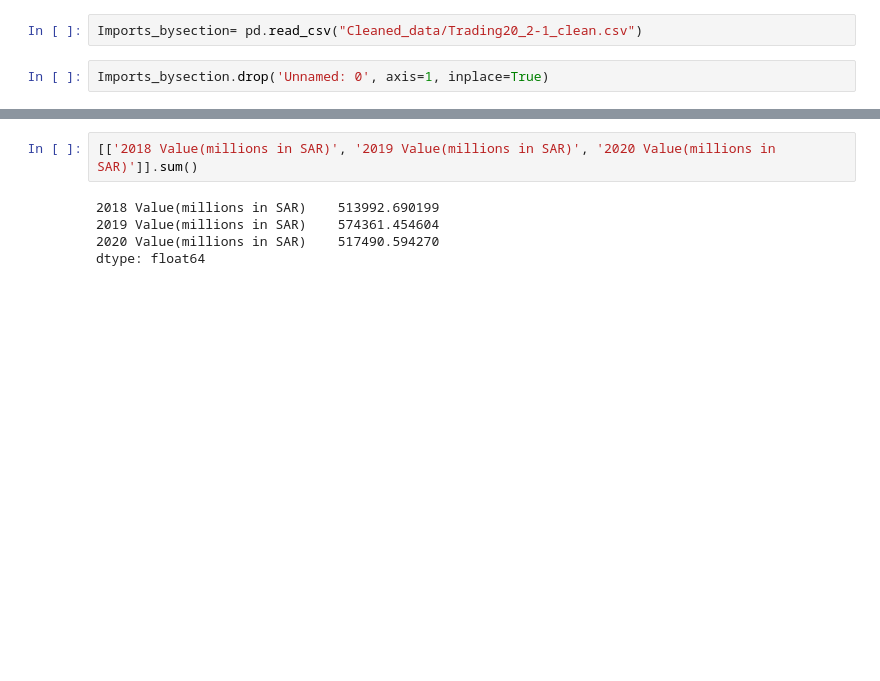
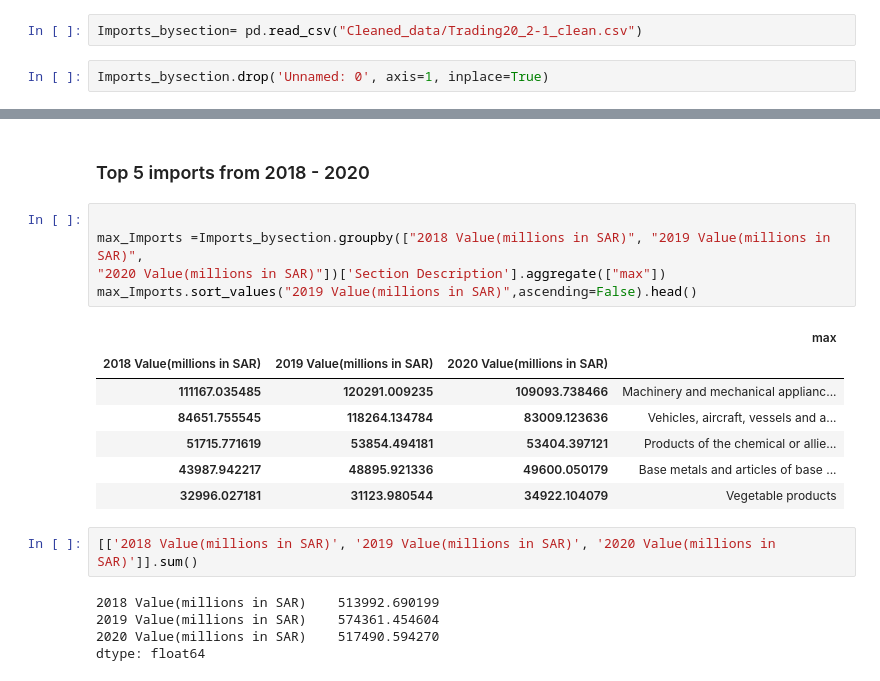
Before and after one commit to Aabusabaeen/Capstone-Project, a Jupyter notebook: 2020_Data_Cleaned.ipynb, the cells around one changed output, grey strips where cells are left out. Drawn from its saved outputs; the diff is of its cells as text; blank space fills up the shorter version.

```diff
--- a/2020_Data_Cleaned.ipynb
+++ b/2020_Data_Cleaned.ipynb
@@ -782,6 +784,21 @@ Imports_bysection
 | 18 | 13867.239072 | 9872.298193 | 9529.140691 | Arms and ammunition; parts and ac... | 19 |
 | 19 | 12049.751506 | 13700.368640 | 13251.889371 | Miscellaneous manufactured articles | 20 |
 | 20 | 4451.674179 | 10874.922456 | 7982.008440 | Works of art, collectors' pieces ... | 21 |
+# %% [markdown]
+### Top 5 imports from 2018 - 2020
+# %%
+
+max_Imports =Imports_bysection.groupby(["2018 Value(millions in SAR)", "2019 Value(millions in SAR)",
+"2020 Value(millions in SAR)"])['Section Description'].aggregate(["max"])
+max_Imports.sort_values("2019 Value(millions in SAR)",ascending=False).head()
+# %% [output]
+|  |  |  | max |
+| 2018 Value(millions in SAR) | 2019 Value(millions in SAR) | 2020 Value(millions in SAR) |  |
+| 111167.035485 | 120291.009235 | 109093.738466 | Machinery and mechanical applianc... |
+| 84651.755545 | 118264.134784 | 83009.123636 | Vehicles, aircraft, vessels and a... |
+| 51715.771619 | 53854.494181 | 53404.397121 | Products of the chemical or allie... |
+| 43987.942217 | 48895.921336 | 49600.050179 | Base metals and articles of base ... |
+| 32996.027181 | 31123.980544 | 34922.104079 | Vegetable products |
 # %%
 [['2018 Value(millions in SAR)', '2019 Value(millions in SAR)', '2020 Value(millions in SAR)']].sum()
 # %% [output]
```
Also changed, not shown: parts of 1 cell of this notebook, 18 other files.
